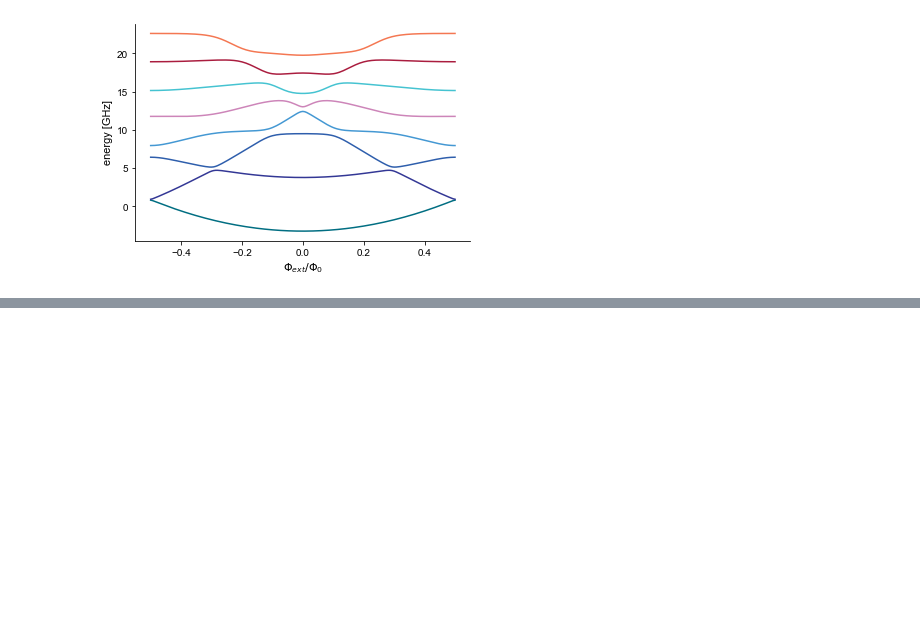
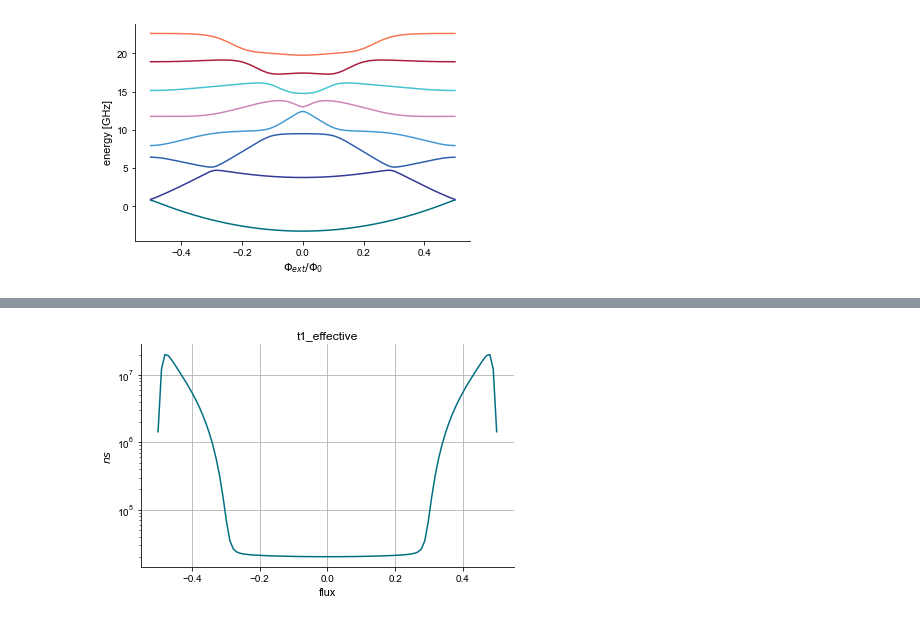
Before and after one commit to LeonG69/MRes, a Jupyter notebook: Fluxonium_sim_scqubits.ipynb, the cells around one changed output, grey strips where cells are left out. Cells and saved outputs as stored; diff of their text form; code cells hidden in the pictures; blank space fills up the shorter version.

```diff
--- a/Fluxonium_sim_scqubits.ipynb
+++ b/Fluxonium_sim_scqubits.ipynb
@@ -19,0 +54,6 @@ fluxonium.plot_evals_vs_paramvals('flux', flux_list, evals_count=8);
+# %%
+fluxonium.plot_t1_effective_vs_paramvals(param_name='flux',
+                                     param_vals=np.linspace(-0.5, 0.5, 100),
+                                    );
+# %% [output]
+[figure, added]
```
Also changed, not shown: parts of 7 cells of this notebook, 2 other files.
